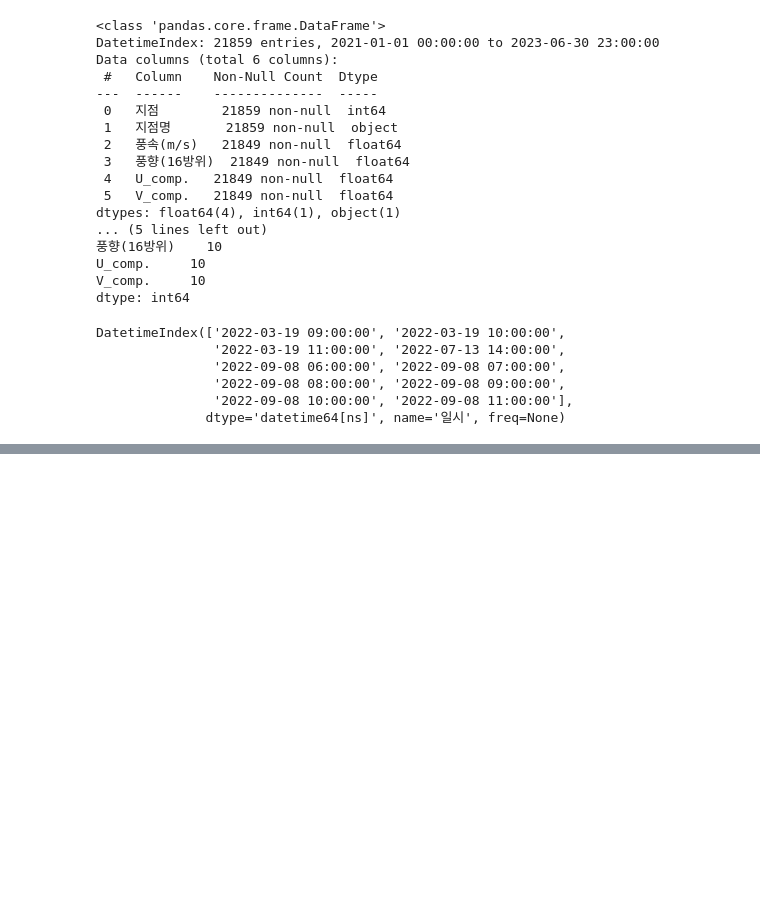
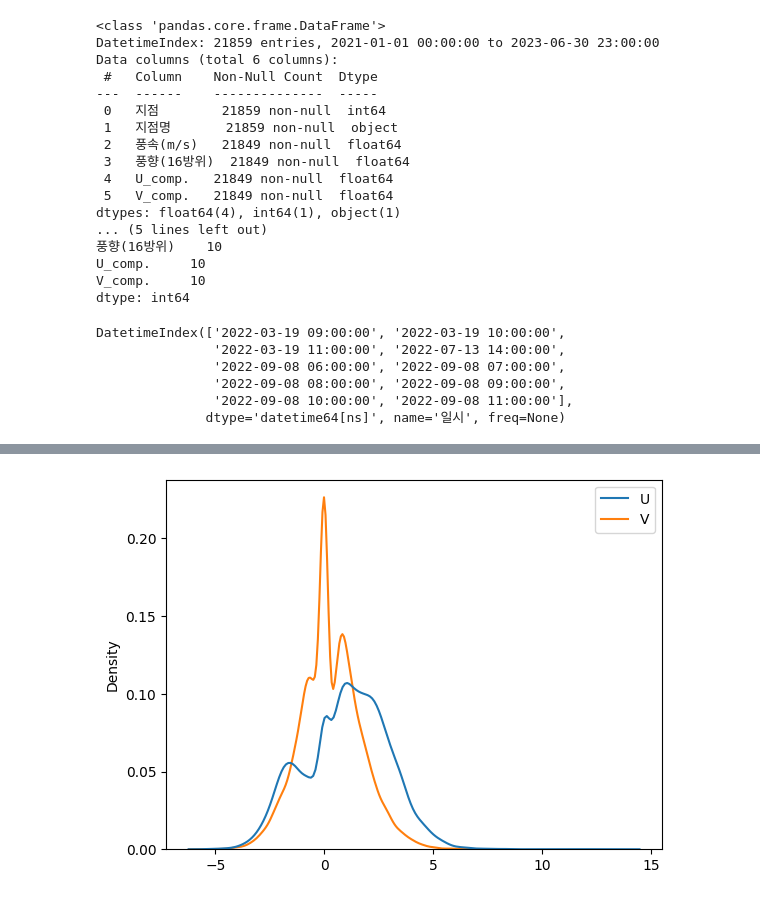
Before and after one commit to manki8908/Project_TJ_chatbot_202308, a Jupyter notebook: fcst_wind/PREP/obs_pre.ipynb, the cells around one changed output, grey strips where cells are left out. Drawn from its saved outputs; the diff is of its cells as text; code cells hidden in the pictures; blank space fills up the shorter version.

```diff
--- a/fcst_wind/PREP/obs_pre.ipynb
+++ b/fcst_wind/PREP/obs_pre.ipynb
@@ -128,0 +157,3 @@ df1.loc['2021-10-27 01:00:00'] # 결측 NaN, 진짜 없음 결측
+# %%
+df1.columns = ['stn_id', 'stn_name', 'spd', 'dir', "U", "V"]
+df1.head()
@@ -128,0 +168,5 @@ df1.loc['2021-10-27 01:00:00'] # 결측 NaN, 진짜 없음 결측
+# %%
+sns.kdeplot(df1[['U','V']])
+plt.show()
+# %% [output]
+[figure, added]
```
Also changed, not shown: parts of 13 cells of this notebook, 4 other files.
